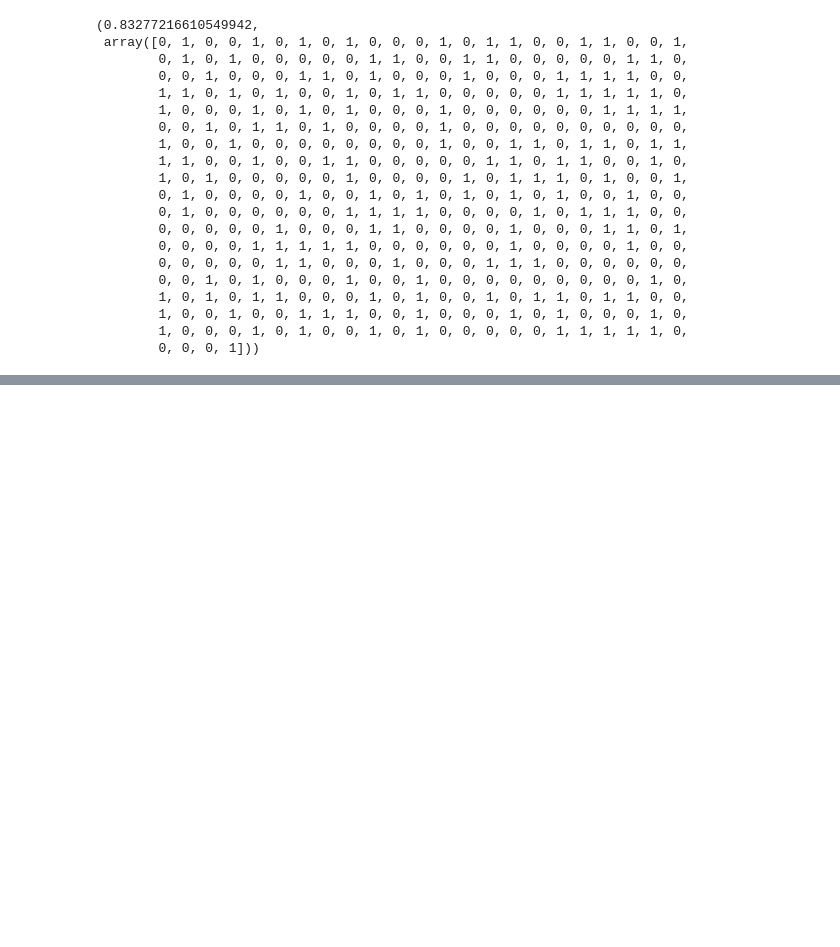
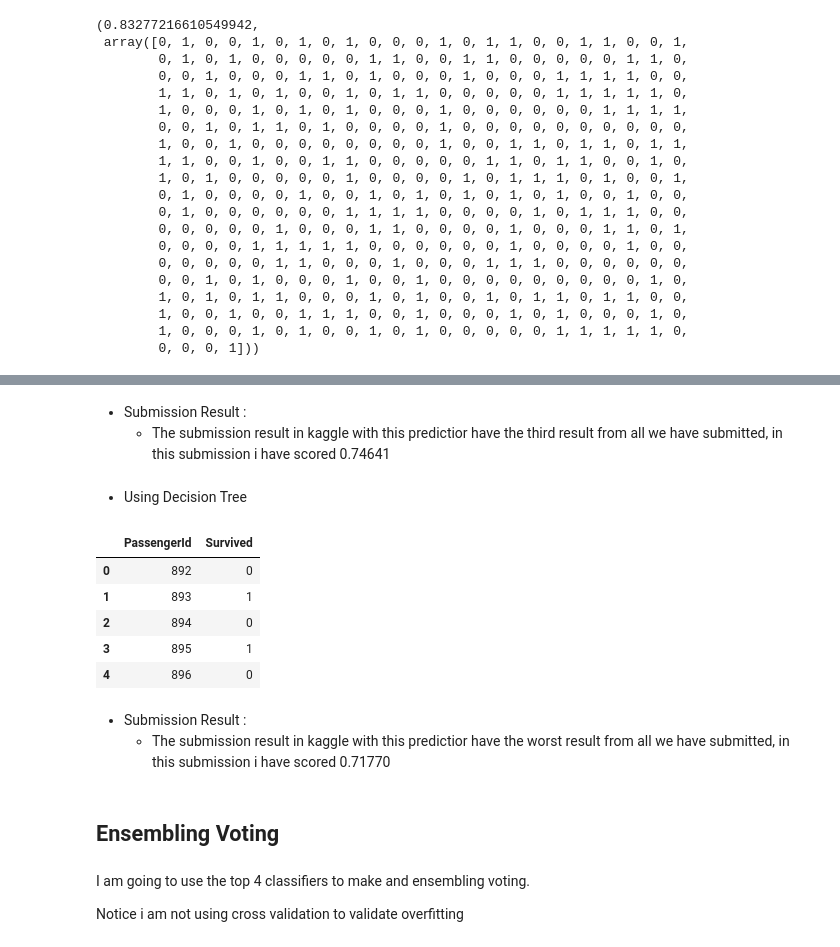
Before and after one commit to urihoffmann/titanic-competition-kaggle, a Jupyter notebook: Titanic.ipynb, the cells around one changed output, grey strips where cells are left out. Saved outputs shown, nothing was run; the diff lists cells and outputs as text; code cells hidden in the pictures; blank space fills up the shorter version.

```diff
--- a/Titanic.ipynb
+++ b/Titanic.ipynb
@@ -728,0 +793,7 @@ accuracy_svc, test_predict
+# %%
+perceptron = Perceptron()
+perceptron.fit(training_features, training_predict)
+test_predict = perceptron.predict(test_features)
+#accuracy in the training set. It is calculated to have a better undestanding how the model fit in the data.
+accuracy_perceptron = perceptron.score(training_features, training_predict)
+accuracy_perceptron, test_predict
@@ -728,0 +984,28 @@ accuracy_svc, test_predict
+# %% [markdown]
+- Submission Result :
+     - The submission result in kaggle with this predictior have the third result from all we have submitted, in this submission i have scored 0.74641
+# %% [markdown]
+- Using Decision Tree
+# %%
+submission = pd.DataFrame({
+        "PassengerId": test_df["PassengerId"],
+        "Survived": test_predict_dt
+    })
+submission.to_csv('../../datasets/titanic/submission_dt.csv', index=False)
+submission.head()
+# %% [output]
+|  | PassengerId | Survived |
+| 0 | 892 | 0 |
+| 1 | 893 | 1 |
+| 2 | 894 | 0 |
+| 3 | 895 | 1 |
+| 4 | 896 | 0 |
+# %% [markdown]
+- Submission Result :
+     - The submission result in kaggle with this predictior have the worst result from all we have submitted, in this submission i have scored 0.71770
+# %% [markdown]
+## Ensembling Voting
+# %% [markdown]
+I am going to use the top 4 classifiers to make and ensembling voting.
+
+Notice i am not using cross validation to validate overfitting
```
Also changed, not shown: parts of 28 cells of this notebook.
